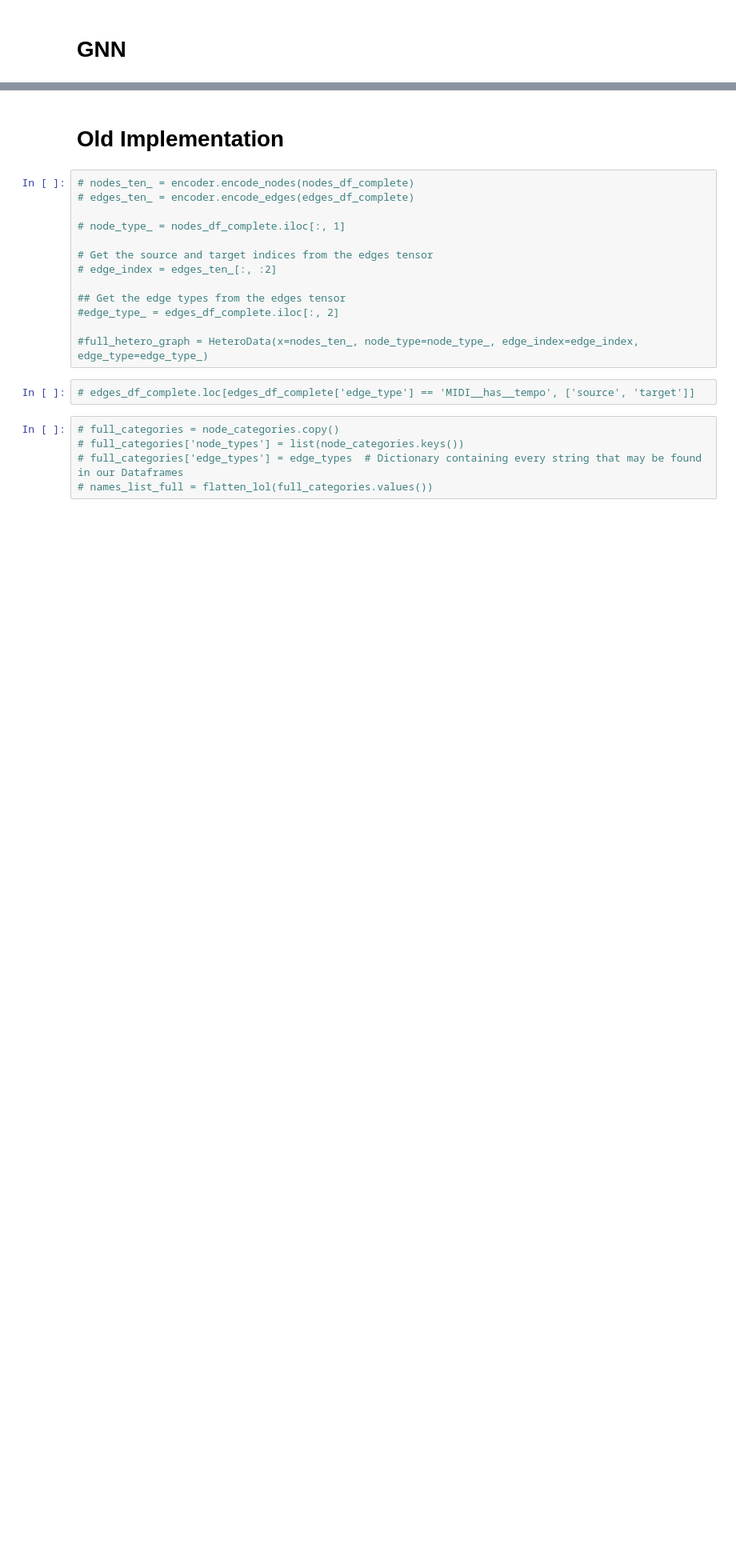
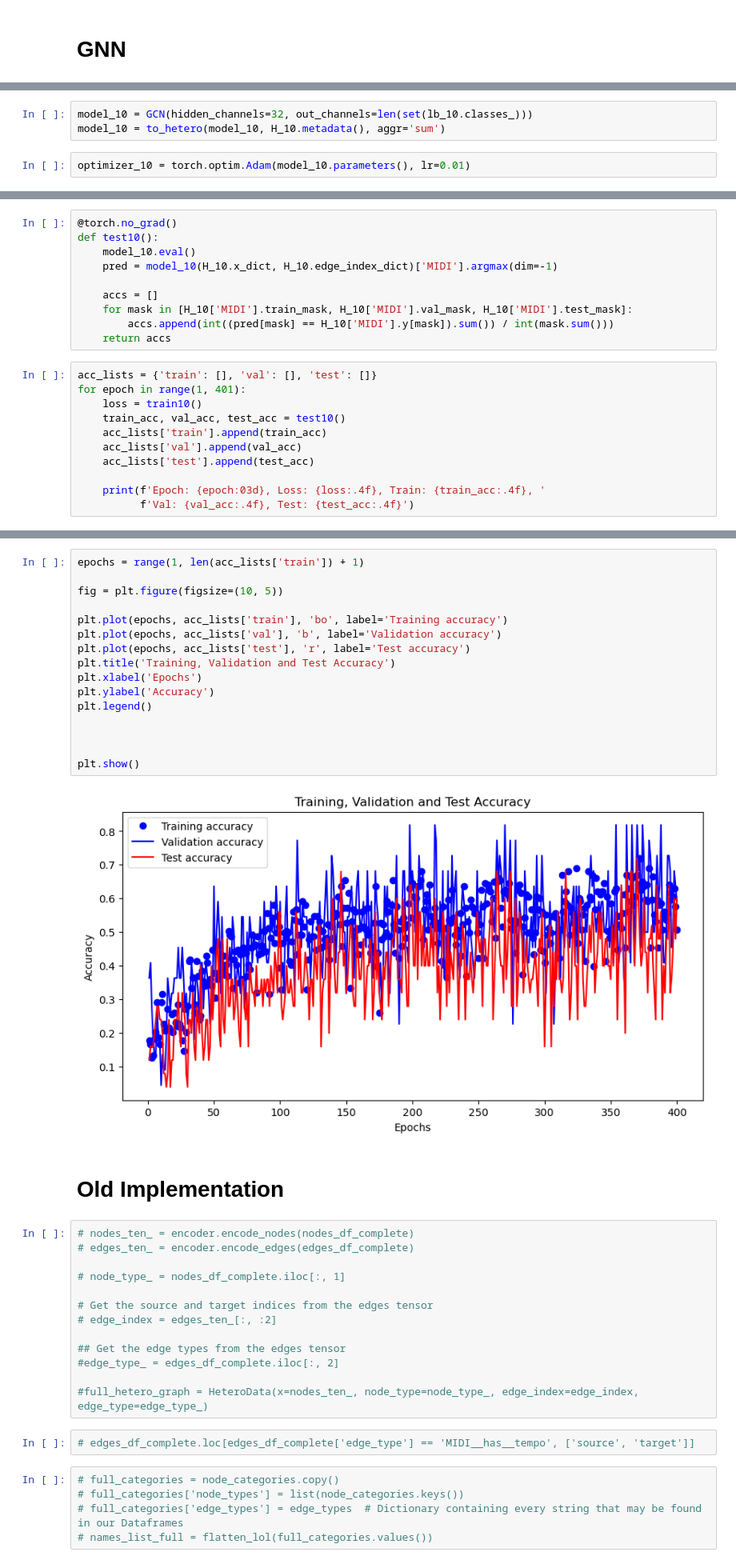
Before and after one commit to KottonP/midi2vec-master, a Jupyter notebook: Slac Hetero Graph.ipynb, the cells around one changed output, grey strips where cells are left out. Shown: that part at 80% size. Saved outputs shown, nothing was run; the diff lists cells and outputs as text; blank space fills up the shorter version.

```diff
--- a/Slac Hetero Graph.ipynb
+++ b/Slac Hetero Graph.ipynb
@@ -227,0 +404,5 @@ ZeroDivisionError: division by zero
+# %%
+model_10 = GCN(hidden_channels=32, out_channels=len(set(lb_10.classes_)))
+model_10 = to_hetero(model_10, H_10.metadata(), aggr='sum')
+# %%
+optimizer_10 = torch.optim.Adam(model_10.parameters(), lr=0.01)
@@ -227,0 +419,21 @@ ZeroDivisionError: division by zero
+# %%
+@torch.no_grad()
+def test10():
+    model_10.eval()
+    pred = model_10(H_10.x_dict, H_10.edge_index_dict)['MIDI'].argmax(dim=-1)
+
+    accs = []
+    for mask in [H_10['MIDI'].train_mask, H_10['MIDI'].val_mask, H_10['MIDI'].test_mask]:
+        accs.append(int((pred[mask] == H_10['MIDI'].y[mask]).sum()) / int(mask.sum()))
+    return accs
+# %%
+acc_lists = {'train': [], 'val': [], 'test': []}
+for epoch in range(1, 401):
+    loss = train10()
+    train_acc, val_acc, test_acc = test10()
+    acc_lists['train'].append(train_acc)
+    acc_lists['val'].append(val_acc)
+    acc_lists['test'].append(test_acc)
+
+    print(f'Epoch: {epoch:03d}, Loss: {loss:.4f}, Train: {train_acc:.4f}, '
+          f'Val: {val_acc:.4f}, Test: {test_acc:.4f}')
@@ -228,3 +458,21 @@ ZeroDivisionError: division by zero
+# %%
+epochs = range(1, len(acc_lists['train']) + 1)
+
+fig = plt.figure(figsize=(10, 5))
+
+plt.plot(epochs, acc_lists['train'], 'bo', label='Training accuracy')
+plt.plot(epochs, acc_lists['val'], 'b', label='Validation accuracy')
+plt.plot(epochs, acc_lists['test'], 'r', label='Test accuracy')
+plt.title('Training, Validation and Test Accuracy')
+plt.xlabel('Epochs')
+plt.ylabel('Accuracy')
+plt.legend()
+
+
+
+plt.show()
+# %% [output]
+[figure, added]
 # %% [markdown]
  # Old Implementation
 # %%
```
Also changed, not shown: parts of 35 cells of this notebook, 1 other file.
